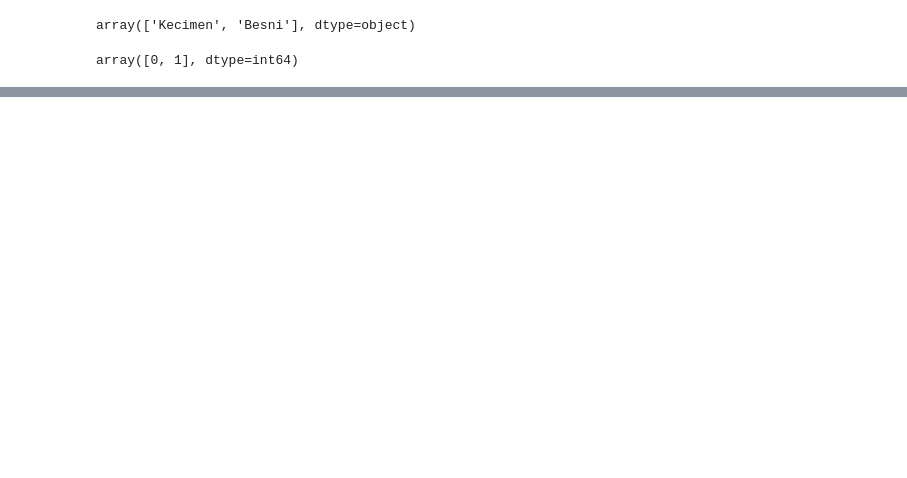
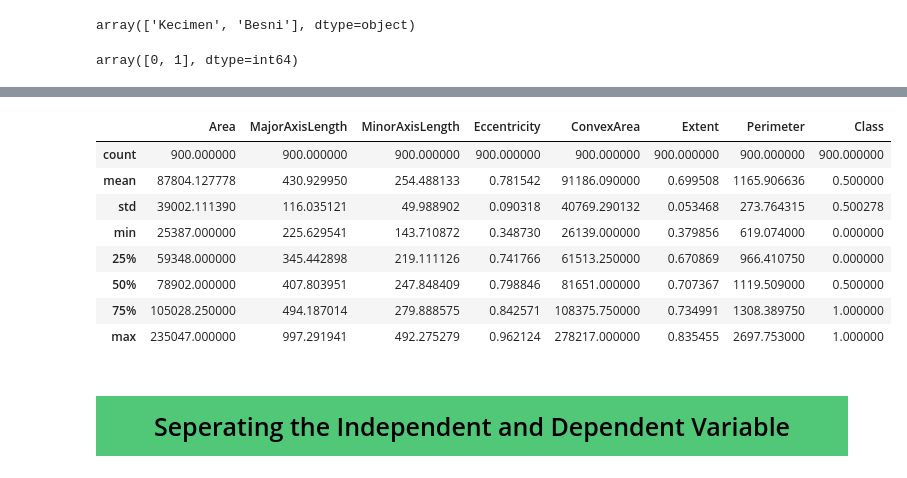
Before and after one commit to neerajprasad209/Ensamble_Techniques, a Jupyter notebook: RandomForest_raisen.ipynb, the cells around one changed output, grey strips where cells are left out. Cells and saved outputs as stored; diff of their text form; code cells hidden in the pictures; blank space fills up the shorter version.

```diff
--- a/RandomForest_raisen.ipynb
+++ b/RandomForest_raisen.ipynb
@@ -38,0 +118,12 @@ array([0, 1], dtype=int64)
+# %%
+df.describe()
+# %% [output]
+|  | Area | MajorAxisLength | MinorAxisLength | Eccentricity | ConvexArea | Extent | Perimeter | Class |
+| count | 900.000000 | 900.000000 | 900.000000 | 900.000000 | 900.000000 | 900.000000 | 900.000000 | 900.000000 |
+| mean | 87804.127778 | 430.929950 | 254.488133 | 0.781542 | 91186.090000 | 0.699508 | 1165.906636 | 0.500000 |
+| std | 39002.111390 | 116.035121 | 49.988902 | 0.090318 | 40769.290132 | 0.053468 | 273.764315 | 0.500278 |
+| min | 25387.000000 | 225.629541 | 143.710872 | 0.348730 | 26139.000000 | 0.379856 | 619.074000 | 0.000000 |
+| 25% | 59348.000000 | 345.442898 | 219.111126 | 0.741766 | 61513.250000 | 0.670869 | 966.410750 | 0.000000 |
+| 50% | 78902.000000 | 407.803951 | 247.848409 | 0.798846 | 81651.000000 | 0.707367 | 1119.509000 | 0.500000 |
+| 75% | 105028.250000 | 494.187014 | 279.888575 | 0.842571 | 108375.750000 | 0.734991 | 1308.389750 | 1.000000 |
+| max | 235047.000000 | 997.291941 | 492.275279 | 0.962124 | 278217.000000 | 0.835455 | 2697.753000 | 1.000000 |
@@ -38,0 +132,8 @@ array([0, 1], dtype=int64)
+# %% [markdown]
+<H1 style = "font-size: 25px;
+background-color: #50C878;
+border-radius: 15px 50px;
+padding: 10px;
+text-align: center; color: Black;
+font-family: Georgia, serif">
+Seperating the Independent and Dependent Variable </H1>
```
Also changed, not shown: parts of 32 cells of this notebook.
